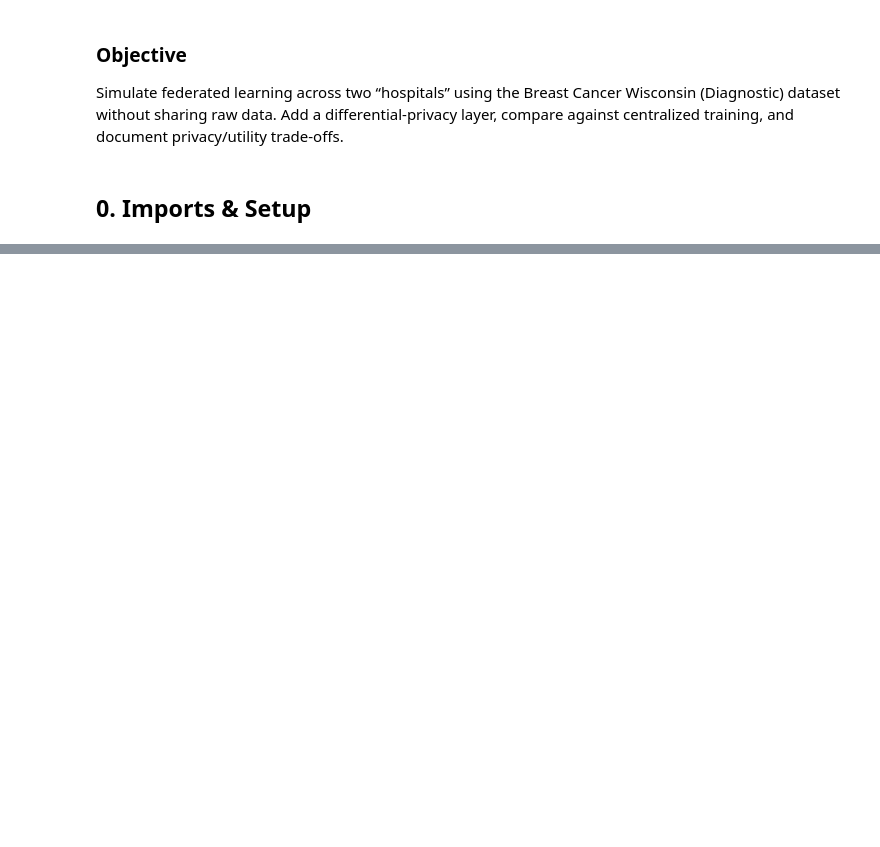
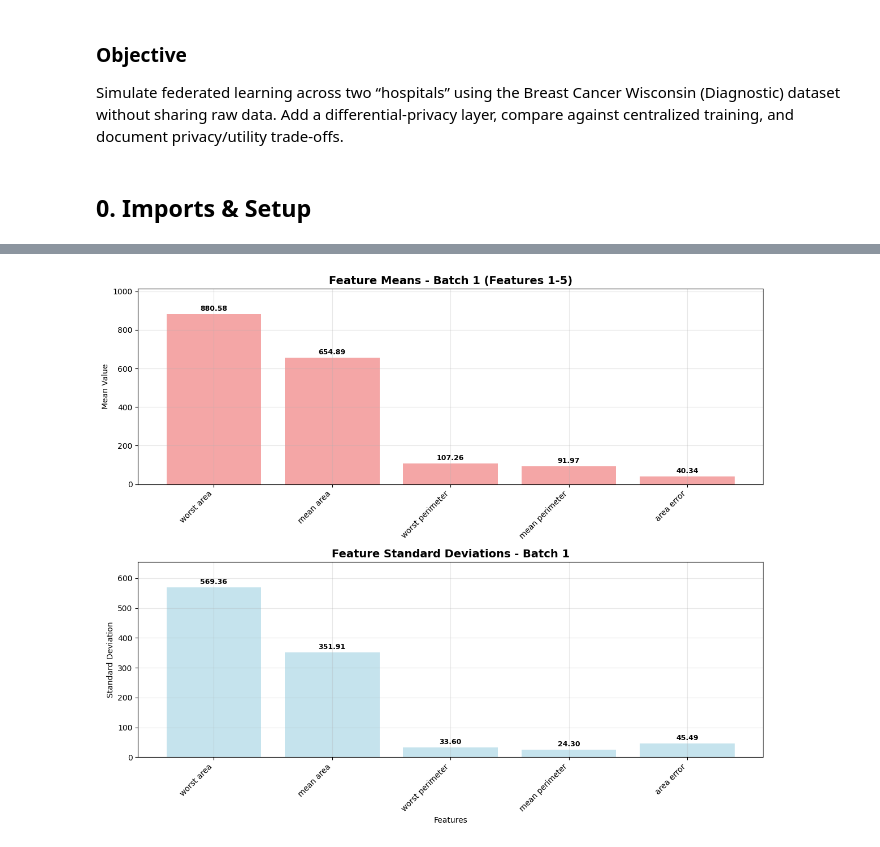
Before and after one commit to starbachi/Breast-Cancer-Wisconsin, a Jupyter notebook: notebooks/assignment4_federated_dp.ipynb, the cells around one changed output, grey strips where cells are left out. Drawn from its saved outputs; the diff is of its cells as text; code cells hidden in the pictures; blank space fills up the shorter version.

```diff
--- a/notebooks/assignment4_federated_dp.ipynb
+++ b/notebooks/assignment4_federated_dp.ipynb
@@ -57,0 +127,85 @@ Label meanings:
+# %%
+# Feature means and standard deviations
+feature_means = X_data.mean().sort_values(ascending=False)
+feature_stds = X_data.std()
+
+# Plot all features in batches of 5
+batch_size = 5
+num_features = len(feature_means)
+num_batches = (num_features + batch_size - 1) // batch_size
+
+for batch_idx in range(num_batches):
+    start_idx = batch_idx * batch_size
+    end_idx = min(start_idx + batch_size, num_features)
+
+    # Features for this batch (maintain sorting order)
+    batch_feature_names = feature_means.iloc[start_idx:end_idx].index
+    batch_means = feature_means.iloc[start_idx:end_idx]
+    batch_stds = feature_stds[batch_feature_names]  # SDs for same features
+
+    # Figure with subplots for this batch
+    fig, (ax1, ax2) = plt.subplots(2, 1, figsize=(12, 10))
+
+    # -------------------------------- MEANS PLOT -------------------------------- #
+    bars1 = ax1.bar(range(len(batch_means)), batch_means.values, color='lightcoral', alpha=0.7)
+    ax1.set_title(f'Feature Means - Batch {batch_idx + 1} (Features {start_idx + 1}-{end_idx})',
+                  fontsize=14, fontweight='bold')
+    ax1.set_ylabel('Mean Value')
+    ax1.set_xticks(range(len(batch_means)))
+    ax1.set_xticklabels(batch_means.index, rotation=45, ha='right', fontsize=10)
+    ax1.grid(True, alpha=0.3)
+
+    # Automatic padding for means plot
+    max_mean = max(batch_means.values)
+    padding_mean = max_mean * 0.15  # 15% padding
+    ax1.set_ylim(0, max_mean + padding_mean)
+
+    # Value labels on mean bars
+    for i, v in enumerate(batch_means.values):
+        ax1.text(i, v + max_mean * 0.01, f'{v:.2f}',
+                ha='center', va='bottom', fontsize=9, fontweight='bold')
+    # ---------------------------------------------------------------------------- #
+
+    # ------------------------- STANDARD DEVIATIONS PLOT ------------------------- #
+    bars2 = ax2.bar(range(len(batch_stds)), batch_stds.values, color='lightblue', alpha=0.7)
+    ax2.set_title(f'Feature Standard Deviations - Batch {batch_idx + 1}',
+                  fontsize=14, fontweight='bold')
+    ax2.set_xlabel('Features')
+    ax2.set_ylabel('Standard Deviation')
+    ax2.set_xticks(range(len(batch_stds)))
+    ax2.set_xticklabels(batch_stds.index, rotation=45, ha='right', fontsize=10)
+    ax2.grid(True, alpha=0.3)
+
+    # Automatic padding for standard deviations plot
+    max_std = max(batch_stds.values)
+    padding_std = max_std * 0.15  # 15% padding
+    ax2.set_ylim(0, max_std + padding_std)
+
+    # Value labels on SD bars
+    for i, v in enumerate(batch_stds.values):
+        ax2.text(i, v + max_std * 0.01, f'{v:.2f}',
+                ha='center', va='bottom', fontsize=9, fontweight='bold')
+    # ---------------------------------------------------------------------------- #
+
+    plt.tight_layout()
+    plt.show()
+
+    # Save every plot
+    save_plot(fig, f"{config['plots']['eda']['feature_means_std']}_batch_{batch_idx + 1}")
+
+# Means and SDs summary
+print("Feature Statistics Summary:")
+print(f"Number of features: {len(feature_means)}")
+print(f"Number of batches created: {num_batches}")
+print("\nMeans:")
+print(f"  Mean of means: {feature_means.mean():.4f}")
+print(f"  Std of means: {feature_means.std():.4f}")
+print(f"  Min mean: {feature_means.min():.4f} ({feature_means.idxmin()})")
+print(f"  Max mean: {feature_means.max():.4f} ({feature_means.idxmax()})")
+print("\nStandard Deviations:")
+print(f"  Mean of SDs: {feature_stds.mean():.4f}")
+print(f"  Std of SDs: {feature_stds.std():.4f}")
+print(f"  Min SD: {feature_stds.min():.4f} ({feature_stds.idxmin()})")
+print(f"  Max SD: {feature_stds.max():.4f} ({feature_stds.idxmax()})")
+# %% [output]
+[figure, added]
```
Also changed, not shown: parts of 19 cells of this notebook, 3 other files.
